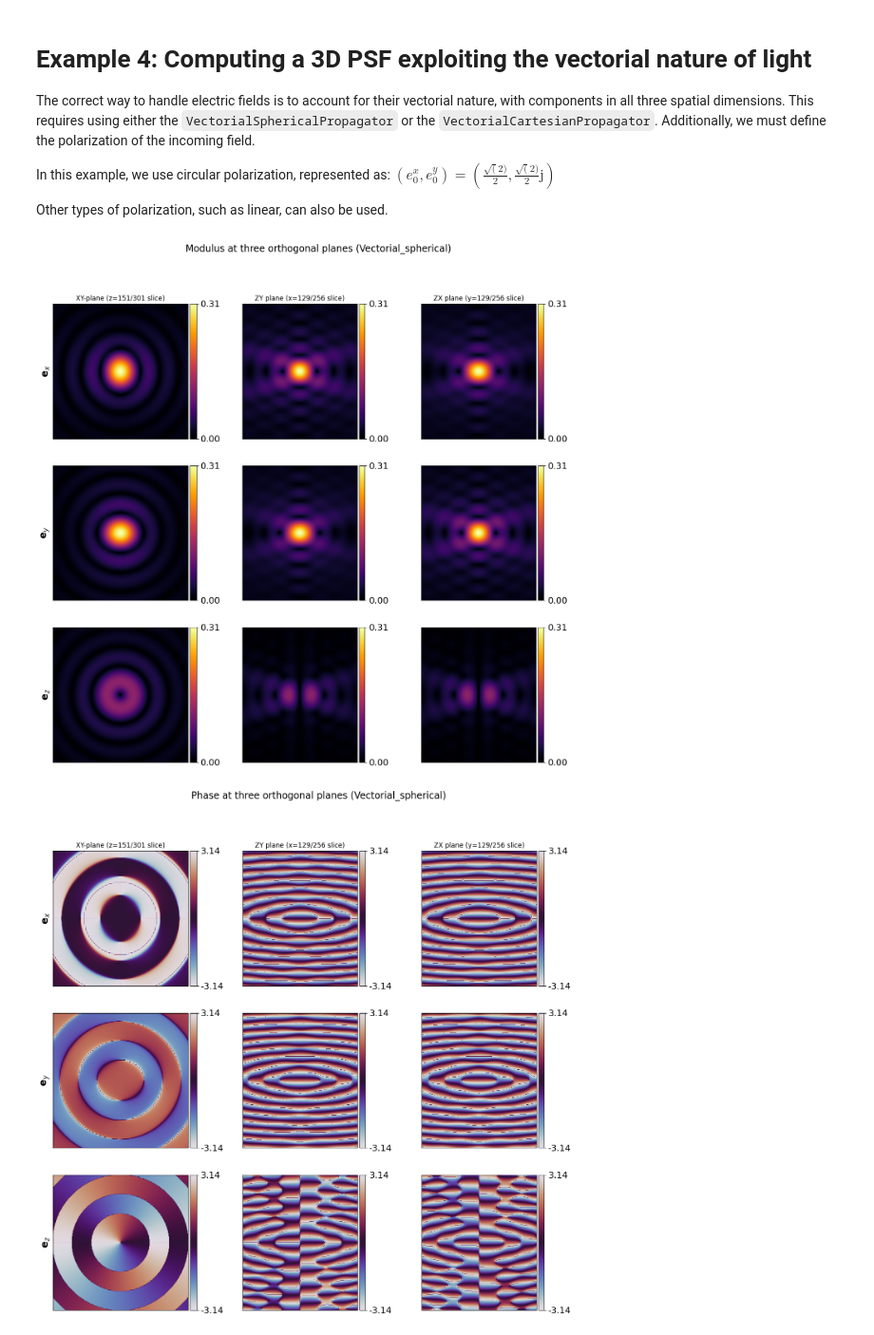
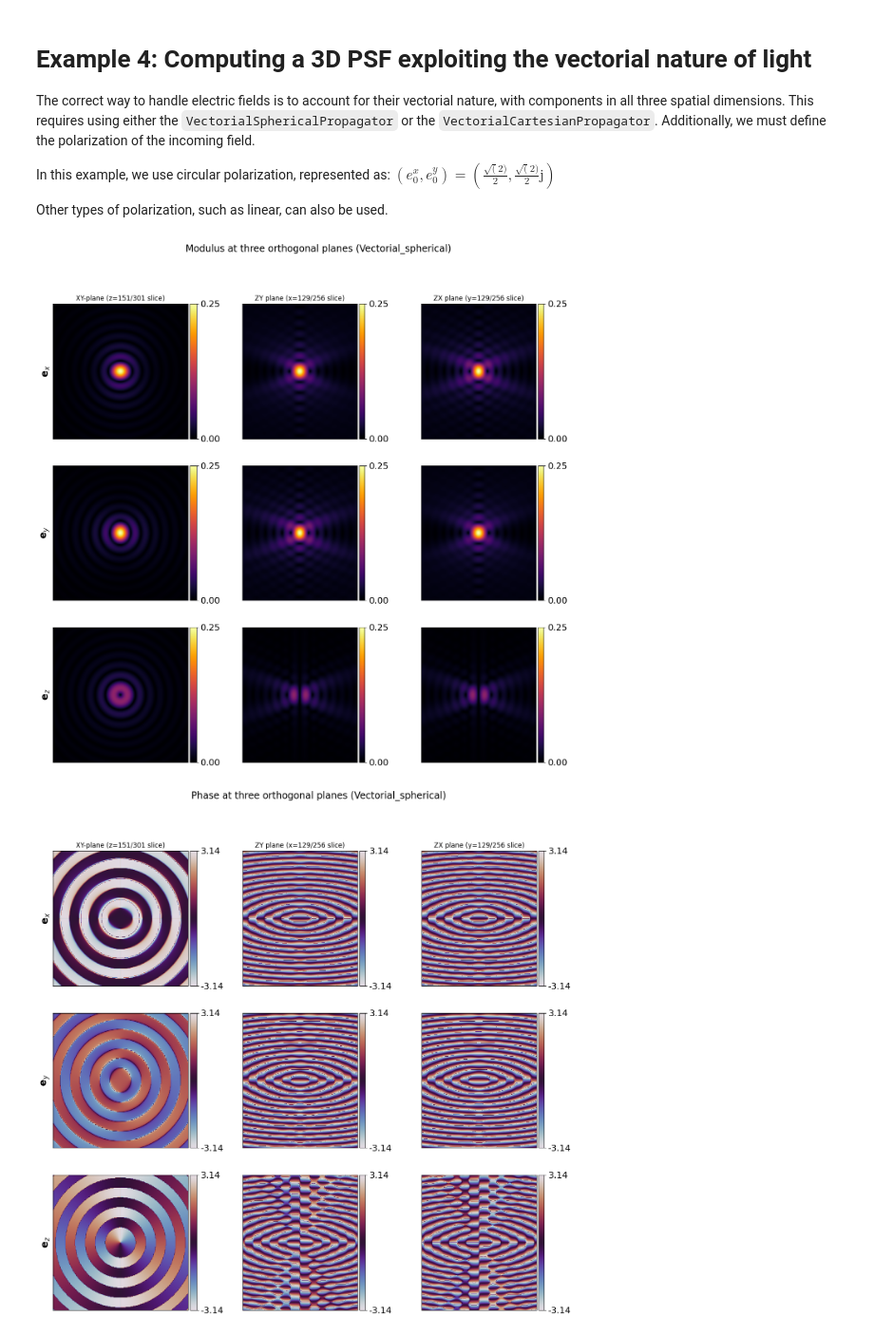
Before and after one commit to Biomedical-Imaging-Group/psf_generator, a Jupyter notebook: demos/Basic_Usage.ipynb, the cells around one changed output. Shown at 95% size. Cells and saved outputs as stored; diff of their text form; code cells hidden in the pictures.

Commit message:
use pixel size in nm instead of fov

```diff
--- a/demos/Basic_Usage.ipynb
+++ b/demos/Basic_Usage.ipynb
@@ -22,7 +22,7 @@ kwargs = {
     'n_pix_psf': 256,      # Pixels in the image plane
     'na': 0.8,             # Numerical aperture
     'wavelength': 632,     # Wavelength (nm)
-    'fov': 2000,           # Field of view (nm)
+    'pix_size': 10,      # Pixel Size (nm)
 }
 # %% [markdown]
 ### **Calculating the PSF**
@@ -109,7 +109,7 @@ kwargs = {
     'n_pix_psf': 256,
     'na': 1.3,
     'wavelength': 480,
-    'fov': 2000,
+    'pix_size': 10,
     'defocus_min': -4000,  # Minimum defocus (nm)
     'defocus_max': 4000,   # Maximum defocus (nm)
     'n_defocus': 301,      # Number of defocus slices
@@ -144,23 +144,23 @@ Other types of polarization, such as linear, can also be used.
 # %%
 kwargs = {
     'n_pix_pupil': 127,
     'n_pix_psf': 256,
     'na': 1.3,
     'wavelength': 480,
-    'fov': 2000,
+    'pix_size': 10,
     'defocus_min': -4000,
     'defocus_max': 4000,
     'n_defocus': 301,
     'e0x': math.sqrt(2) / 2,
     'e0y': math.sqrt(2) / 2 * 1j,
 }
 
 propagator = VectorialSphericalPropagator(**kwargs)
 psf_vec = propagator.compute_focus_field()
 
 # Visualize the modulus, phase, and intensity of the PSF
 for quantity in ['modulus', 'phase', 'intensity']:
     plot_psf(psf=psf_vec, name_of_propagator=propagator.get_name(), quantity=quantity, show_titles=True, show_cbar_ticks=True)
 # %% [output]
-[figure, old version]
+[figure, new version]
-[figure, old version]
+[figure, new version]
```
Also changed, not shown: parts of 6 cells of this notebook, 8 other files.
